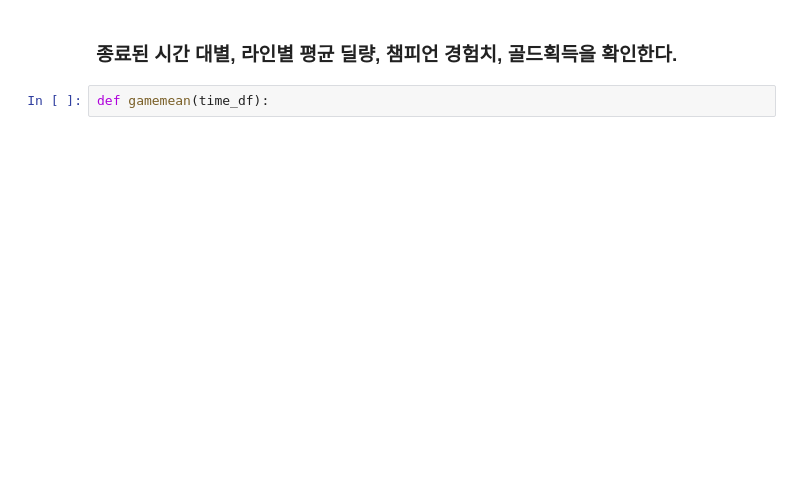
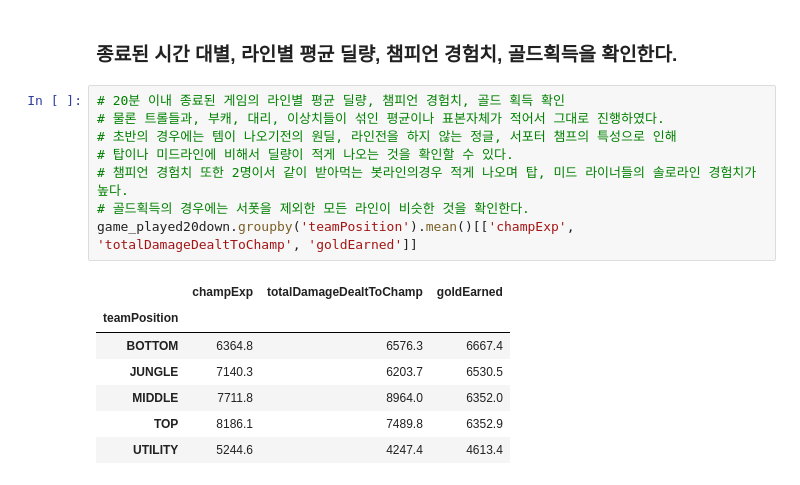
Before and after one commit to lima4/lol, a Jupyter notebook: api.ipynb, the cells around one changed output. Drawn from its saved outputs; the diff is of its cells as text; blank space fills up the shorter version.

```diff
--- a/api.ipynb
+++ b/api.ipynb
@@ -353,4 +353,18 @@ game_played40up
 # %% [markdown]
 ### 종료된 시간 대별, 라인별 평균 딜량, 챔피언 경험치, 골드획득을 확인한다.
-# %%
-def gamemean(time_df):
+# %%
+# 20분 이내 종료된 게임의 라인별 평균 딜량, 챔피언 경험치, 골드 획득 확인
+# 물론 트롤들과, 부캐, 대리, 이상치들이 섞인 평균이나 표본자체가 적어서 그대로 진행하였다.
+# 초반의 경우에는 템이 나오기전의 원딜, 라인전을 하지 않는 정글, 서포터 챔프의 특성으로 인해
+# 탑이나 미드라인에 비해서 딜량이 적게 나오는 것을 확인할 수 있다.
+# 챔피언 경험치 또한 2명이서 같이 받아먹는 봇라인의경우 적게 나오며 탑, 미드 라이너들의 솔로라인 경험치가 높다.
+# 골드획득의 경우에는 서폿을 제외한 모든 라인이 비슷한 것을 확인한다.
+game_played20down.groupby('teamPosition').mean()[['champExp', 'totalDamageDealtToChamp', 'goldEarned']]
+# %% [output]
+|  | champExp | totalDamageDealtToChamp | goldEarned |
+| teamPosition |  |  |  |
+| BOTTOM | 6364.8 | 6576.3 | 6667.4 |
+| JUNGLE | 7140.3 | 6203.7 | 6530.5 |
+| MIDDLE | 7711.8 | 8964.0 | 6352.0 |
+| TOP | 8186.1 | 7489.8 | 6352.9 |
+| UTILITY | 5244.6 | 4247.4 | 4613.4 |
```
Also changed, not shown: parts of 7 cells of this notebook.
